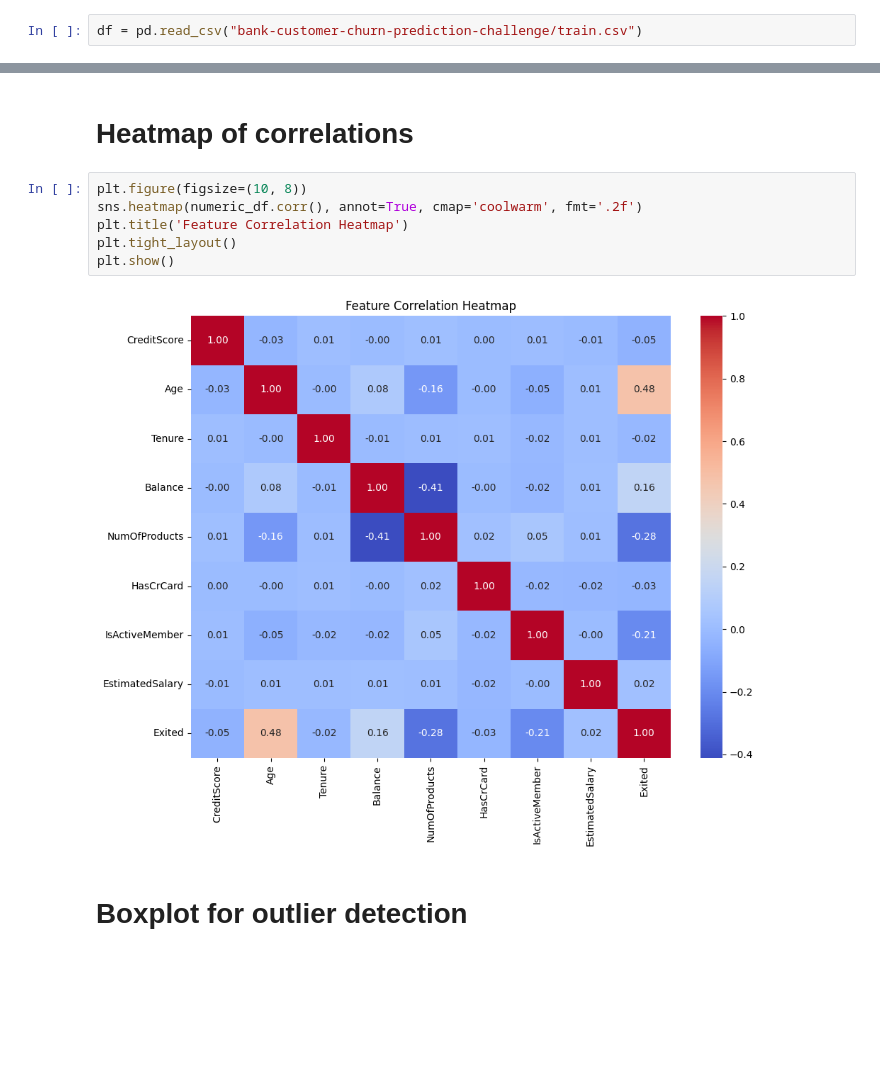
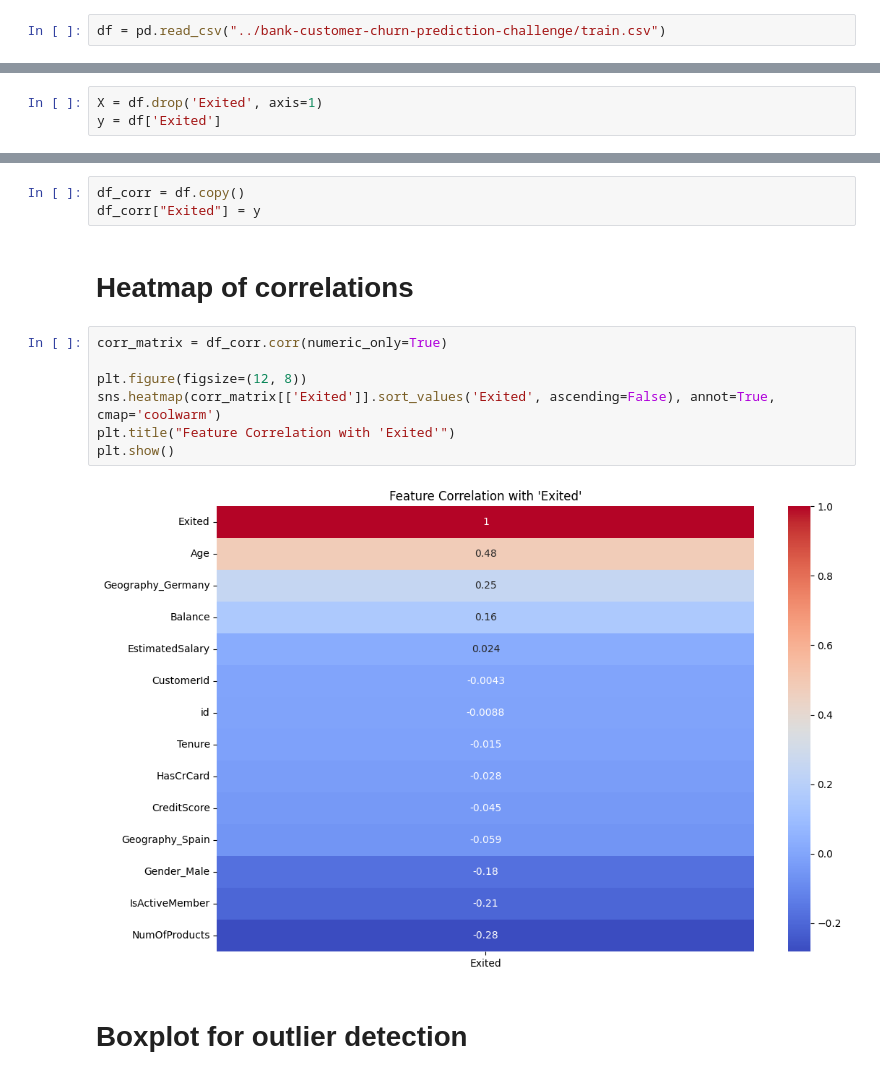
Before and after one commit to hasithaPerera2002/bank-customer-churn, a Jupyter notebook: notebooks/logistic_model.ipynb, the cells around one changed output, grey strips where cells are left out. Cells and saved outputs as stored; diff of their text form; blank space fills up the shorter version.

```diff
--- a/notebooks/logistic_model.ipynb
+++ b/notebooks/logistic_model.ipynb
@@ -11,7 +13,7 @@ from sklearn.metrics import accuracy_score, confusion_matrix, classification_rep
 # %% [markdown]
 # Load training data
 # %%
-df = pd.read_csv("bank-customer-churn-prediction-challenge/train.csv")
+df = pd.read_csv("../bank-customer-churn-prediction-challenge/train.csv")
 # %% [markdown]
 # Drop identifiers for EDA
 # %%
@@ -26,0 +36,3 @@ numeric_df = eda_df.select_dtypes(include='number')
+# %%
+X = df.drop('Exited', axis=1)
+y = df['Exited']
@@ -27,13 +41,17 @@ numeric_df = eda_df.select_dtypes(include='number')
+# %%
+df_corr = df.copy()
+df_corr["Exited"] = y
 # %% [markdown]
 # Heatmap of correlations
 # %%
-plt.figure(figsize=(10, 8))
-sns.heatmap(numeric_df.corr(), annot=True, cmap='coolwarm', fmt='.2f')
-plt.title('Feature Correlation Heatmap')
-plt.tight_layout()
+corr_matrix = df_corr.corr(numeric_only=True)
+
+plt.figure(figsize=(12, 8))
+sns.heatmap(corr_matrix[['Exited']].sort_values('Exited', ascending=False), annot=True, cmap='coolwarm')
+plt.title("Feature Correlation with 'Exited'")
 plt.show()
 # %% [output]
-[figure, old version]
+[figure, new version]
 # %% [markdown]
 # Boxplot for outlier detection
 # %%
```
Also changed, not shown: parts of 37 cells of this notebook, 4 other files.
